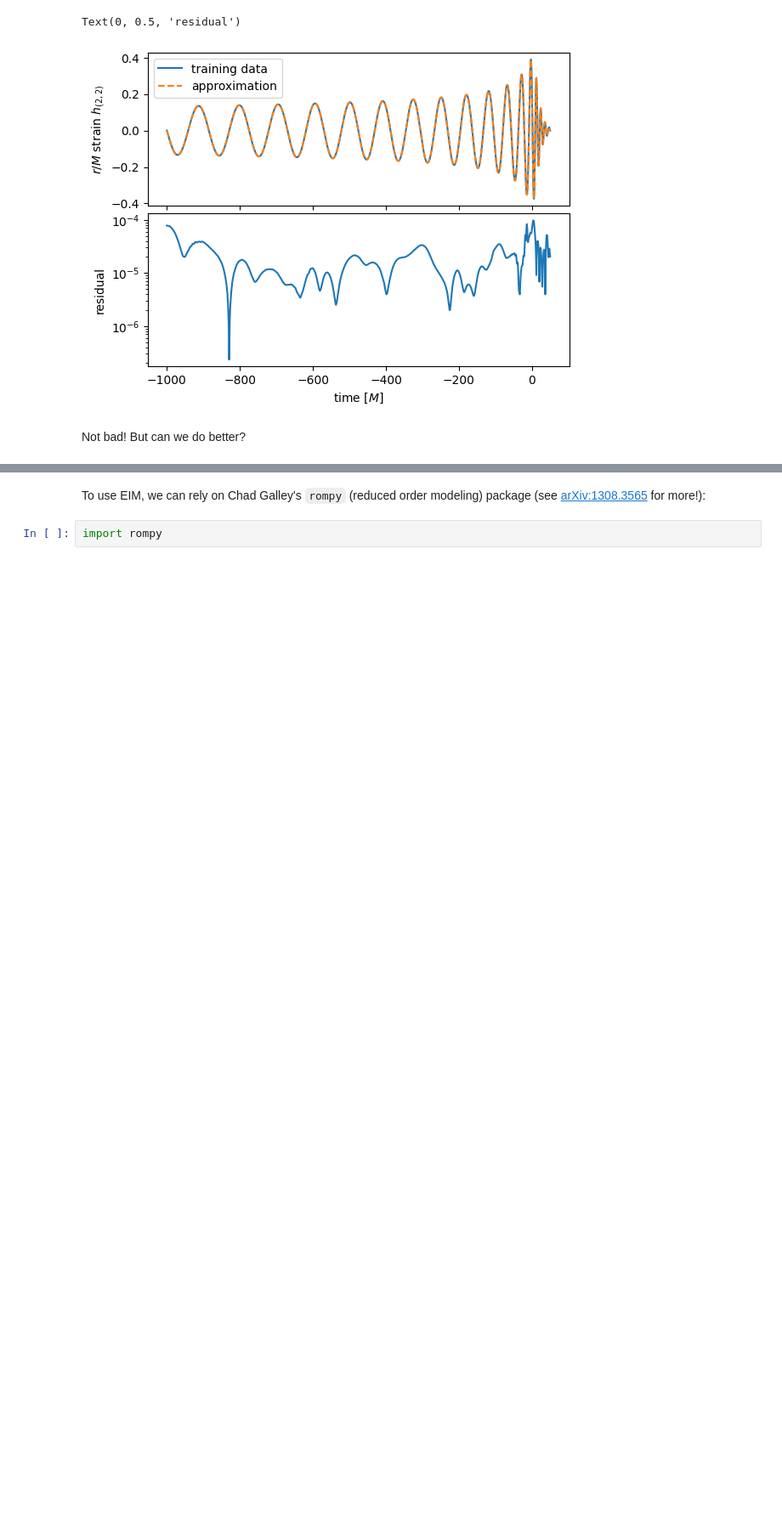
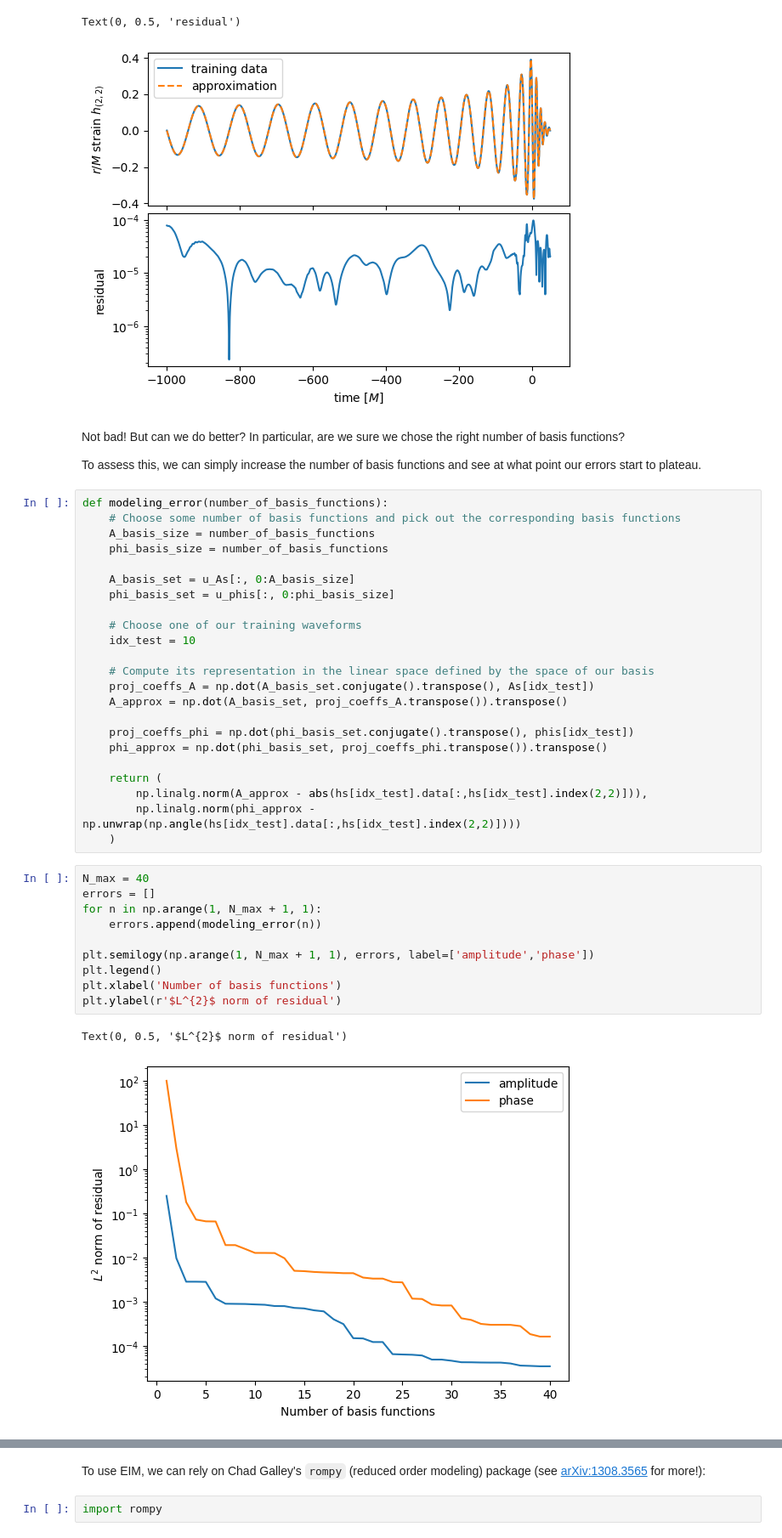
Before and after one commit to keefemitman/SXSAndSurrogates, a Jupyter notebook: Tutorial.ipynb, the cells around one changed output, grey strips where cells are left out. Shown at 85% size. Drawn from its saved outputs; the diff is of its cells as text; blank space fills up the shorter version.

```diff
--- a/Tutorial.ipynb
+++ b/Tutorial.ipynb
@@ -511,4 +511,42 @@ axis[1].set_ylabel('residual')
 Text(0, 0.5, 'residual')
 [figure]
 # %% [markdown]
-Not bad! But can we do better?
+Not bad! But can we do better? In particular, are we sure we chose the right number of basis functions?
+
+To assess this, we can simply increase the number of basis functions and see at what point our errors start to plateau.
+# %%
+def modeling_error(number_of_basis_functions):
+    # Choose some number of basis functions and pick out the corresponding basis functions
+    A_basis_size = number_of_basis_functions
+    phi_basis_size = number_of_basis_functions
+
+    A_basis_set = u_As[:, 0:A_basis_size]
+    phi_basis_set = u_phis[:, 0:phi_basis_size]
+
+    # Choose one of our training waveforms
+    idx_test = 10
+
+    # Compute its representation in the linear space defined by the space of our basis
+    proj_coeffs_A = np.dot(A_basis_set.conjugate().transpose(), As[idx_test])
+    A_approx = np.dot(A_basis_set, proj_coeffs_A.transpose()).transpose()
+
+    proj_coeffs_phi = np.dot(phi_basis_set.conjugate().transpose(), phis[idx_test])
+    phi_approx = np.dot(phi_basis_set, proj_coeffs_phi.transpose()).transpose()
+
+    return (
+        np.linalg.norm(A_approx - abs(hs[idx_test].data[:,hs[idx_test].index(2,2)])),
+        np.linalg.norm(phi_approx - np.unwrap(np.angle(hs[idx_test].data[:,hs[idx_test].index(2,2)])))
+    )
+# %%
+N_max = 40
+errors = []
+for n in np.arange(1, N_max + 1, 1):
+    errors.append(modeling_error(n))
+
+plt.semilogy(np.arange(1, N_max + 1, 1), errors, label=['amplitude','phase'])
+plt.legend()
+plt.xlabel('Number of basis functions')
+plt.ylabel(r'$L^{2}$ norm of residual')
+# %% [output]
+Text(0, 0.5, '$L^{2}$ norm of residual')
+[figure, added]
```
Also changed, not shown: parts of 11 cells of this notebook, 3 other files.
